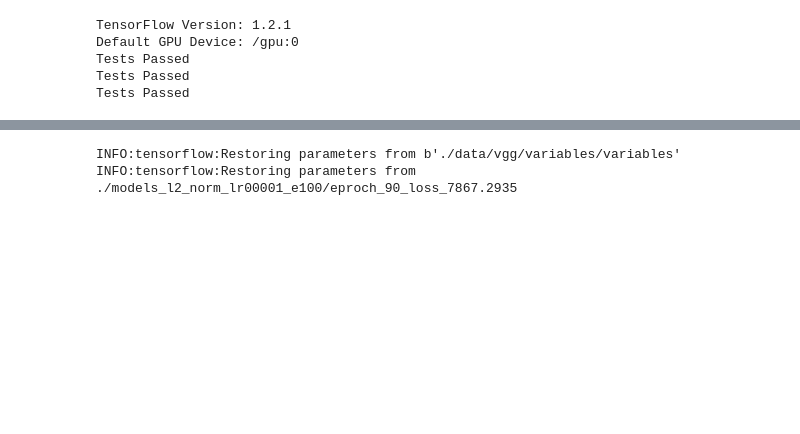
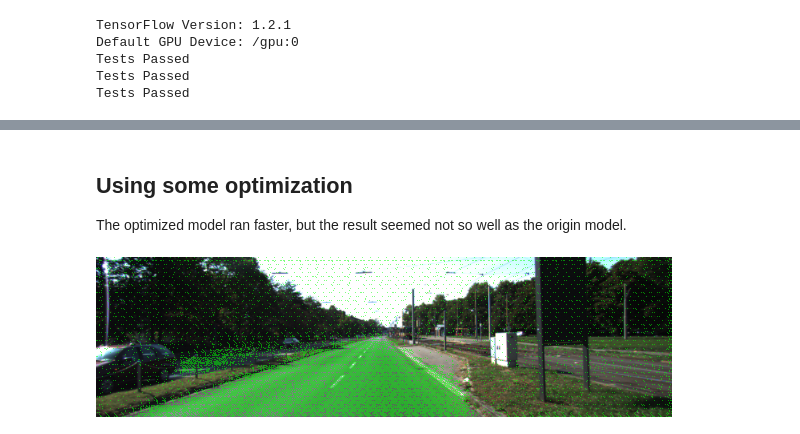
Before and after one commit to huboqiang/CarND-Semantic-Segmentation, a Jupyter notebook: using_model_for_prediction.ipynb, the cells around one changed output, grey strips where cells are left out. Drawn from its saved outputs; the diff is of its cells as text; code cells hidden in the pictures; blank space fills up the shorter version.

```diff
--- a/using_model_for_prediction.ipynb
+++ b/using_model_for_prediction.ipynb
@@ -56,10 +54,0 @@ import time
-# %%
-data_dir = "./data/data_road/testing/image_2"
-run_dir = "./runs/"
-model_dir = "./models_l2_norm_lr00001_e100/eproch_90_loss_7867.2935"
-output_dir = os.path.join(run_dir, "l2_norm_lr00001_e100/eproch_90_cutoff_0.7")
-if os.path.exists(output_dir):
-    shutil.rmtree(output_dir)
-
-os.makedirs(output_dir)
-l_image_file = [ "%s/%s" % (data_dir, image_file) for image_file in os.listdir(data_dir) ]
@@ -66,35 +64,50 @@ l_image_file = [ "%s/%s" % (data_dir, image_file) for image_file in os.listdir(d
 # %%
-from tqdm import tqdm
-tf.reset_default_graph()
-with tf.Session() as sess:
-    correct_label = tf.placeholder(tf.int32, [None, None, None, num_classes])
-    learning_rate = tf.placeholder(tf.float32)
+def load_graph(graph_file, use_xla=False):
+    jit_level = 0
+    config = tf.ConfigProto()
+    if use_xla:
+        jit_level = tf.OptimizerOptions.ON_2
+        config.graph_options.optimizer_options.global_jit_level = jit_level
 
-    input_image, keep_prob, vgg_layer3_out, vgg_layer4_out, vgg_layer7_out = \
-            load_vgg(sess, vgg_path)
+    with tf.Session(graph=tf.Graph(), config=config) as sess:
+        gd = tf.GraphDef()
+        with tf.gfile.Open(graph_file, 'rb') as f:
+            data = f.read()
+            gd.ParseFromString(data)
 
-    nn_last_layer = layers(vgg_layer3_out, vgg_layer4_out, vgg_layer7_out, num_classes)
+        tf.import_graph_def(gd, name='')
+        ops = sess.graph.get_operations()
+        n_ops = len(ops)
+        return sess, ops
 
-    logits, training_op, cross_entropy_loss = \
-            optimize(nn_last_layer, correct_label, learning_rate, num_classes)
-
-    saver = tf.train.Saver()
-    saver.restore(sess, model_dir)
-
+def predict_using_graphdef_file(l_image_file, graph_file, use_xla=False):
+    sess, _ = load_graph(graph_file, use_xla)
+    graph = sess.graph
+    image_input = graph.get_tensor_by_name("image_input:0")
+    keep_prob   = graph.get_tensor_by_name("keep_prob:0")
+    logit       = graph.get_tensor_by_name("predicted_label:0")
+    l_street_im = []
     for image_file in tqdm(l_image_file):
         image = scipy.misc.imresize(scipy.misc.imread(image_file), image_shape)
         im_softmax = sess.run(
-            [tf.nn.softmax(logits)],
-            {keep_prob: 1.0, input_image: [image]})
+            [logit],
+            {keep_prob: 1.0, image_input: np.expand_dims(image, axis=0)})
+
         im_softmax = im_softmax[0][:, 1].reshape(image_shape[0], image_shape[1])
-        segmentation = (im_softmax > 0.7).reshape(image_shape[0], image_shape[1], 1)
+        segmentation = (im_softmax > 0.5).reshape(image_shape[0], image_shape[1], 1)
         mask = np.dot(segmentation, np.array([[0, 255, 0, 127]]))
         mask = scipy.misc.toimage(mask, mode="RGBA")
         street_im = scipy.misc.toimage(image)
         street_im.paste(mask, box=None, mask=mask)
-        name = os.path.basename(image_file)
-        np_image = np.array(street_im)
-        scipy.misc.imsave(os.path.join(output_dir, name), np_image)
+        l_street_im.append(street_im)
+
+    return l_street_im
-# %% [output]
-INFO:tensorflow:Restoring parameters from b'./data/vgg/variables/variables'
-INFO:tensorflow:Restoring parameters from ./models_l2_norm_lr00001_e100/eproch_90_loss_7867.2935
+# %% [markdown]
+## Using some optimization
+
+The optimized model ran faster, but the result seemed not so well as the origin model.
+# %%
+l_img = predict_using_graphdef_file(l_input_images, graph_file="./freezed_model/frozen_graph.pb")
+l_img[0]
+# %% [output]
+[figure, added]
```
Also changed, not shown: parts of 18 cells of this notebook.
